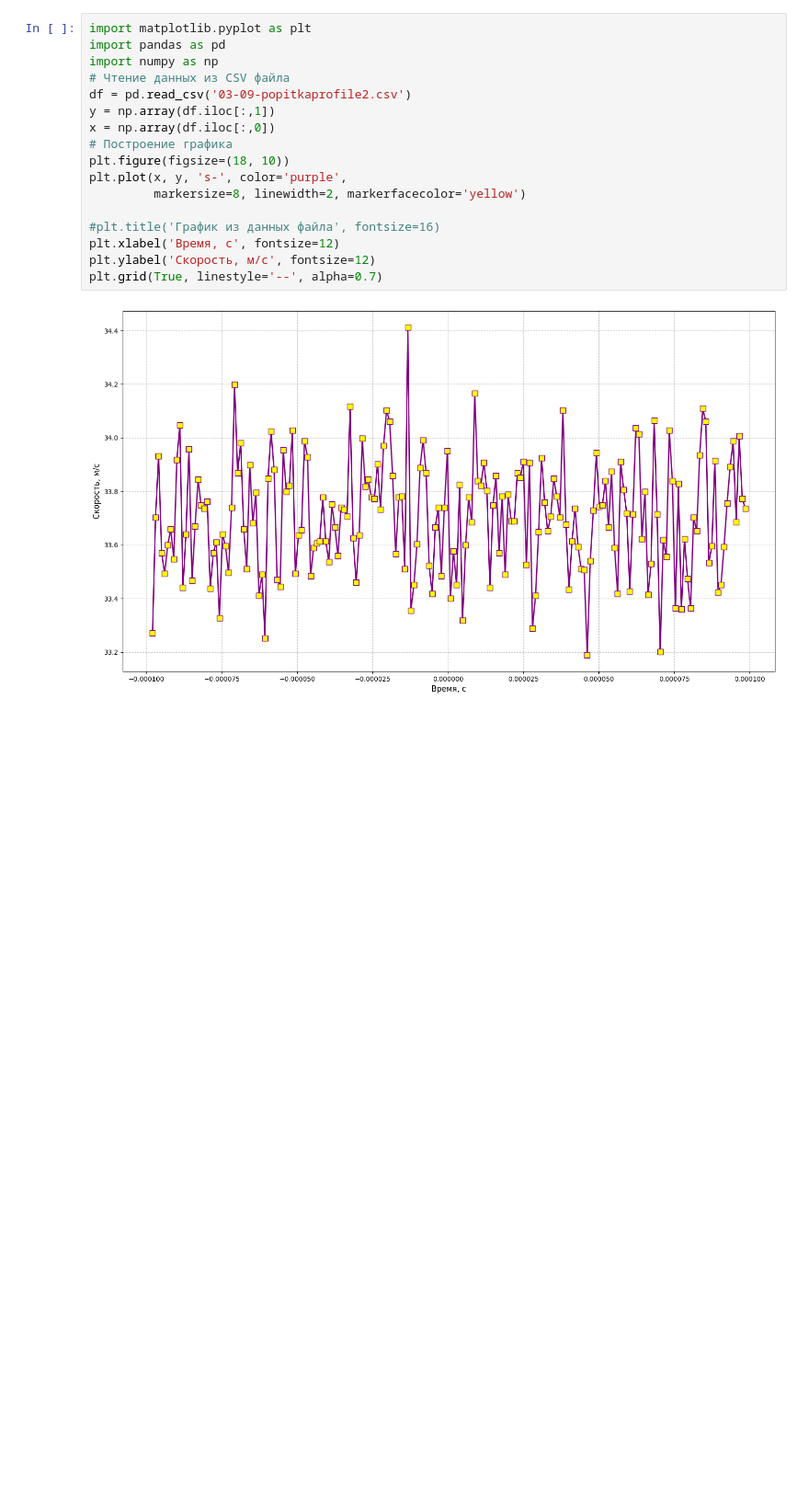
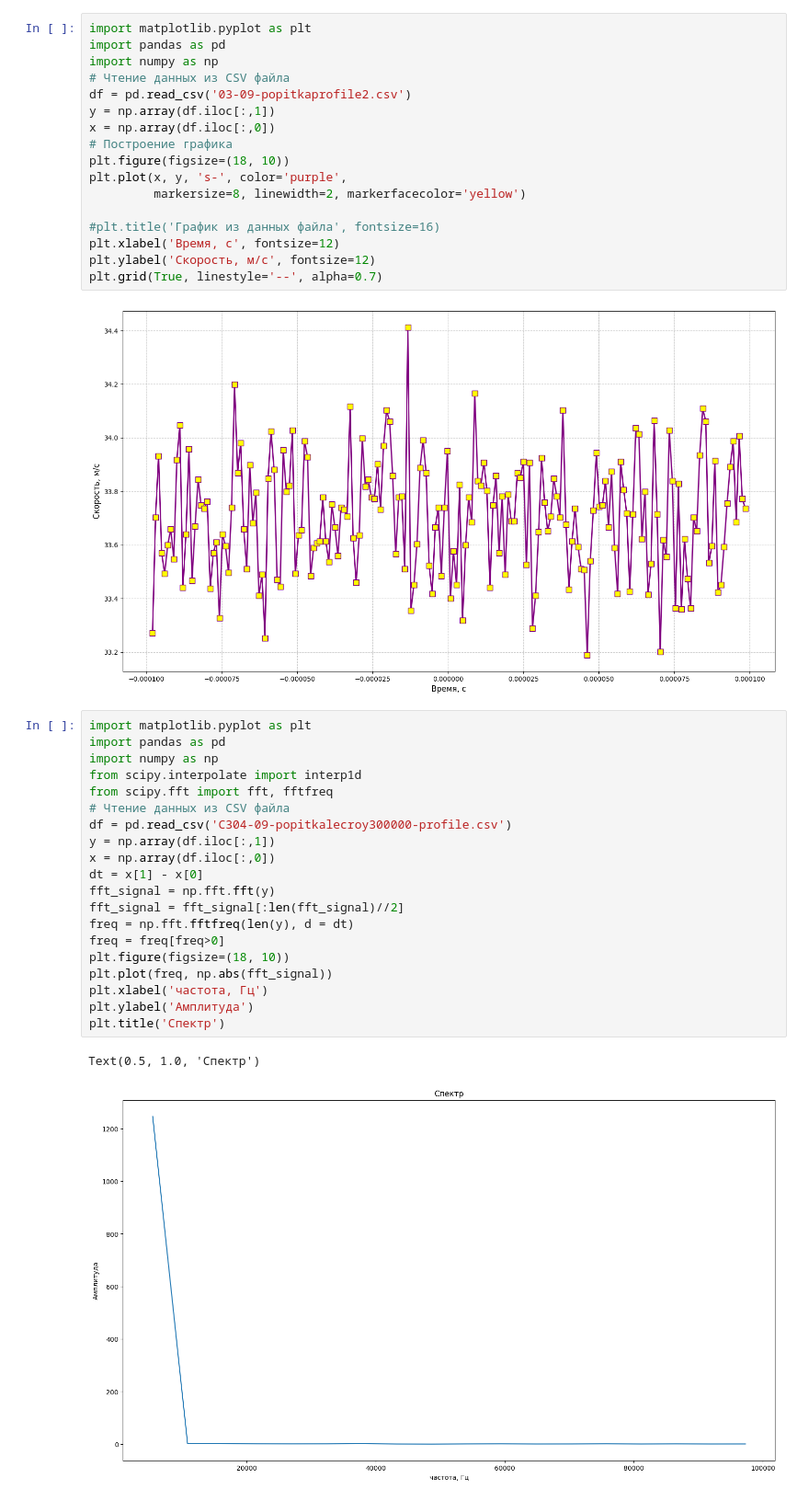
Before and after one commit to Orange-spearow/Finally_praktika, a Jupyter notebook: Untitled-3.ipynb, the cells around one changed output. Shown at 92% size. Saved outputs shown, nothing was run; the diff lists cells and outputs as text; blank space fills up the shorter version.

```diff
--- a/Untitled-3.ipynb
+++ b/Untitled-3.ipynb
@@ -17,6 +17,29 @@ plt.ylabel('Скорость, м/c', fontsize=12)
 plt.grid(True, linestyle='--', alpha=0.7)
 # %% [output]
 [figure]
+# %%
+import matplotlib.pyplot as plt
+import pandas as pd
+import numpy as np
+from scipy.interpolate import interp1d
+from scipy.fft import fft, fftfreq
+# Чтение данных из CSV файла
+df = pd.read_csv('C304-09-popitkalecroy300000-profile.csv')
+y = np.array(df.iloc[:,1])
+x = np.array(df.iloc[:,0])
+dt = x[1] - x[0]
+fft_signal = np.fft.fft(y)
+fft_signal = fft_signal[:len(fft_signal)//2]
+freq = np.fft.fftfreq(len(y), d = dt)
+freq = freq[freq>0]
+plt.figure(figsize=(18, 10))
+plt.plot(freq, np.abs(fft_signal))
+plt.xlabel('частота, Гц')
+plt.ylabel('Амплитуда')
+plt.title('Спектр')
+# %% [output]
+Text(0.5, 1.0, 'Спектр')
+[figure, added]
 # %%
 import matplotlib.pyplot as plt
 import pandas as pd
```
Also changed, not shown: parts of 3 cells of this notebook, 3 other files.
